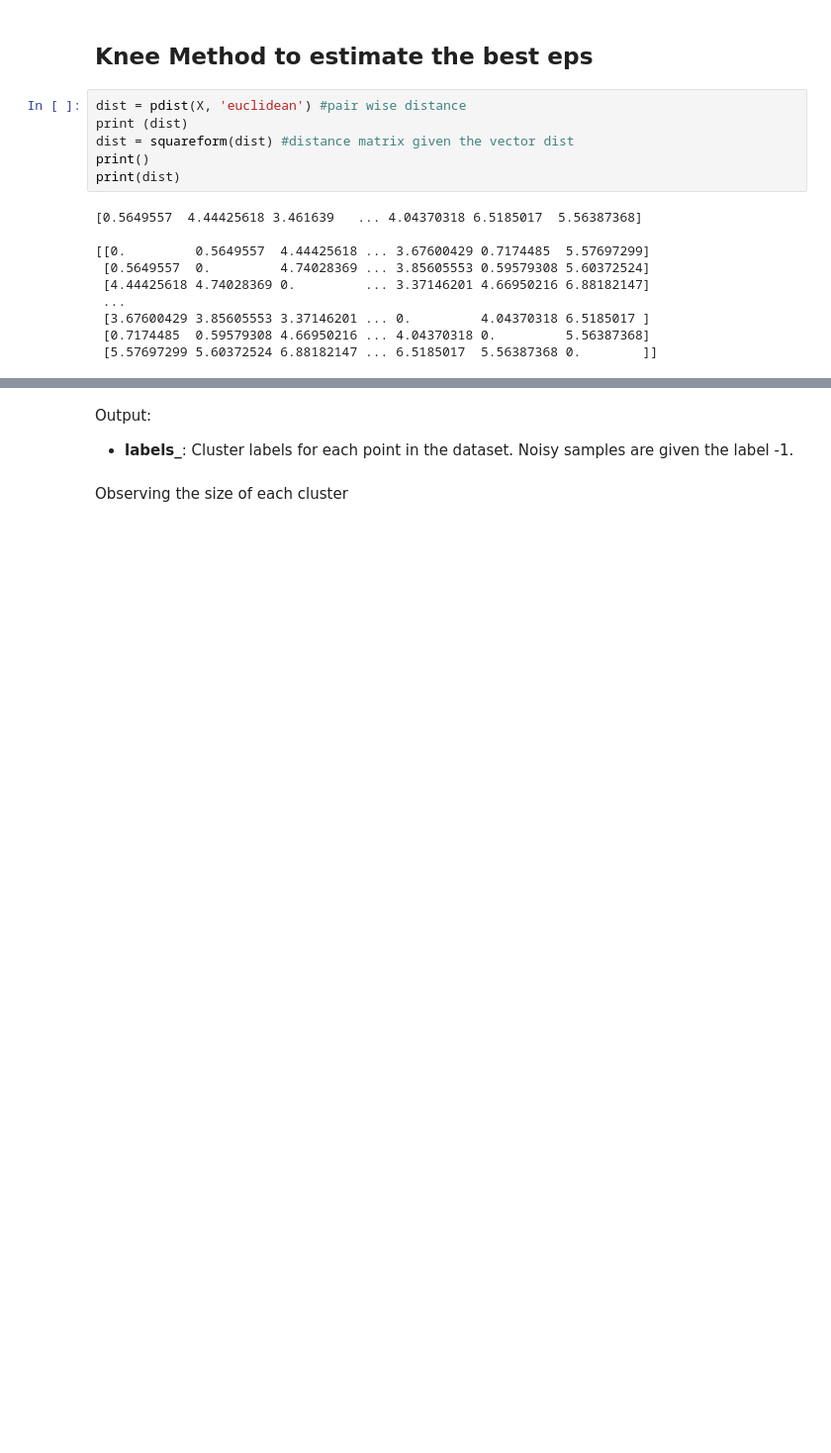
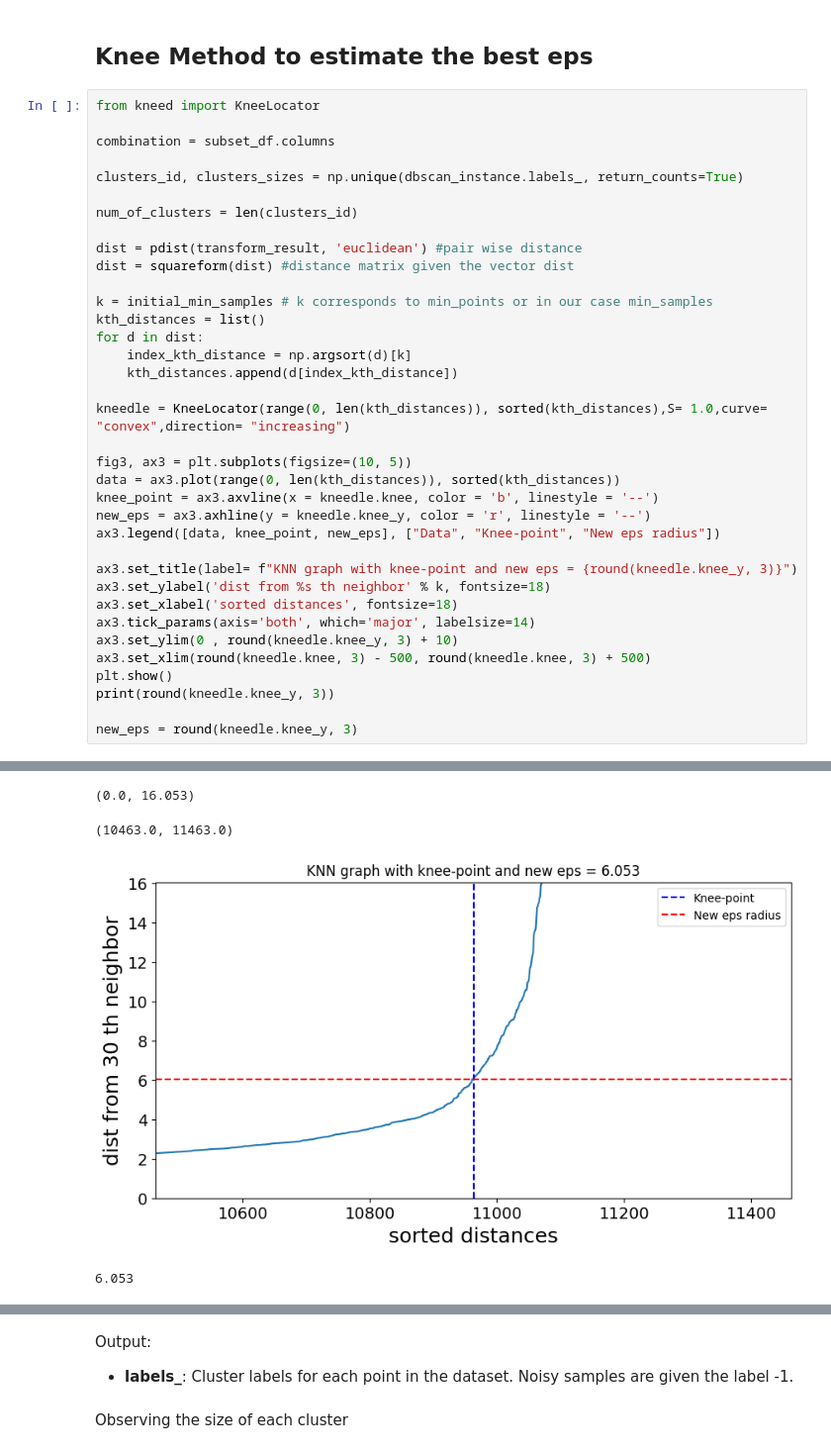
Before and after one commit to The-seven-dwarfs/DataMining-Group7, a Jupyter notebook: 2.2-DBSCAN_clustering.ipynb, the cells around one changed output, grey strips where cells are left out. Shown at 99% size. Saved outputs shown, nothing was run; the diff lists cells and outputs as text; blank space fills up the shorter version.

```diff
--- a/2.2-DBSCAN_clustering.ipynb
+++ b/2.2-DBSCAN_clustering.ipynb
@@ -284,18 +288,39 @@ DBSCAN(eps=0.1, min_samples=30)
 # %% [markdown]
 ## Knee Method to estimate the best eps
-# %%
-dist = pdist(X, 'euclidean') #pair wise distance
-print (dist)
-dist = squareform(dist) #distance matrix given the vector dist
-print()
-print(dist)
-# %% [output]
-[0.5649557  4.44425618 3.461639   ... 4.04370318 6.5185017  5.56387368]
-
-[[0.         0.5649557  4.44425618 ... 3.67600429 0.7174485  5.57697299]
- [0.5649557  0.         4.74028369 ... 3.85605553 0.59579308 5.60372524]
- [4.44425618 4.74028369 0.         ... 3.37146201 4.66950216 6.88182147]
- ...
- [3.67600429 3.85605553 3.37146201 ... 0.         4.04370318 6.5185017 ]
- [0.7174485  0.59579308 4.66950216 ... 4.04370318 0.         5.56387368]
- [5.57697299 5.60372524 6.88182147 ... 6.5185017  5.56387368 0.        ]]
+# %%
+from kneed import KneeLocator
+
+combination = subset_df.columns
+
+clusters_id, clusters_sizes = np.unique(dbscan_instance.labels_, return_counts=True)
+
+num_of_clusters = len(clusters_id)
+
+dist = pdist(transform_result, 'euclidean') #pair wise distance
+dist = squareform(dist) #distance matrix given the vector dist
+
+k = initial_min_samples # k corresponds to min_points or in our case min_samples
+kth_distances = list()
+for d in dist:
+    index_kth_distance = np.argsort(d)[k]
+    kth_distances.append(d[index_kth_distance])
+
+kneedle = KneeLocator(range(0, len(kth_distances)), sorted(kth_distances),S= 1.0,curve= "convex",direction= "increasing")
+
+fig3, ax3 = plt.subplots(figsize=(10, 5))
+data = ax3.plot(range(0, len(kth_distances)), sorted(kth_distances))
+knee_point = ax3.axvline(x = kneedle.knee, color = 'b', linestyle = '--')
+new_eps = ax3.axhline(y = kneedle.knee_y, color = 'r', linestyle = '--')
+ax3.legend([data, knee_point, new_eps], ["Data", "Knee-point", "New eps radius"])
+
+ax3.set_title(label= f"KNN graph with knee-point and new eps = {round(kneedle.knee_y, 3)}")
+ax3.set_ylabel('dist from %s th neighbor' % k, fontsize=18)
+ax3.set_xlabel('sorted distances', fontsize=18)
+ax3.tick_params(axis='both', which='major', labelsize=14)
+ax3.set_ylim(0 , round(kneedle.knee_y, 3) + 10)
+ax3.set_xlim(round(kneedle.knee, 3) - 500, round(kneedle.knee, 3) + 500)
+plt.show()
+print(round(kneedle.knee_y, 3))
+
+new_eps = round(kneedle.knee_y, 3)
+# %% [output]
@@ -301,0 +334,4 @@ print(dist)
+(0.0, 16.053)
+(10463.0, 11463.0)
+[figure, added]
+6.053
```
Also changed, not shown: parts of 3 cells of this notebook.
